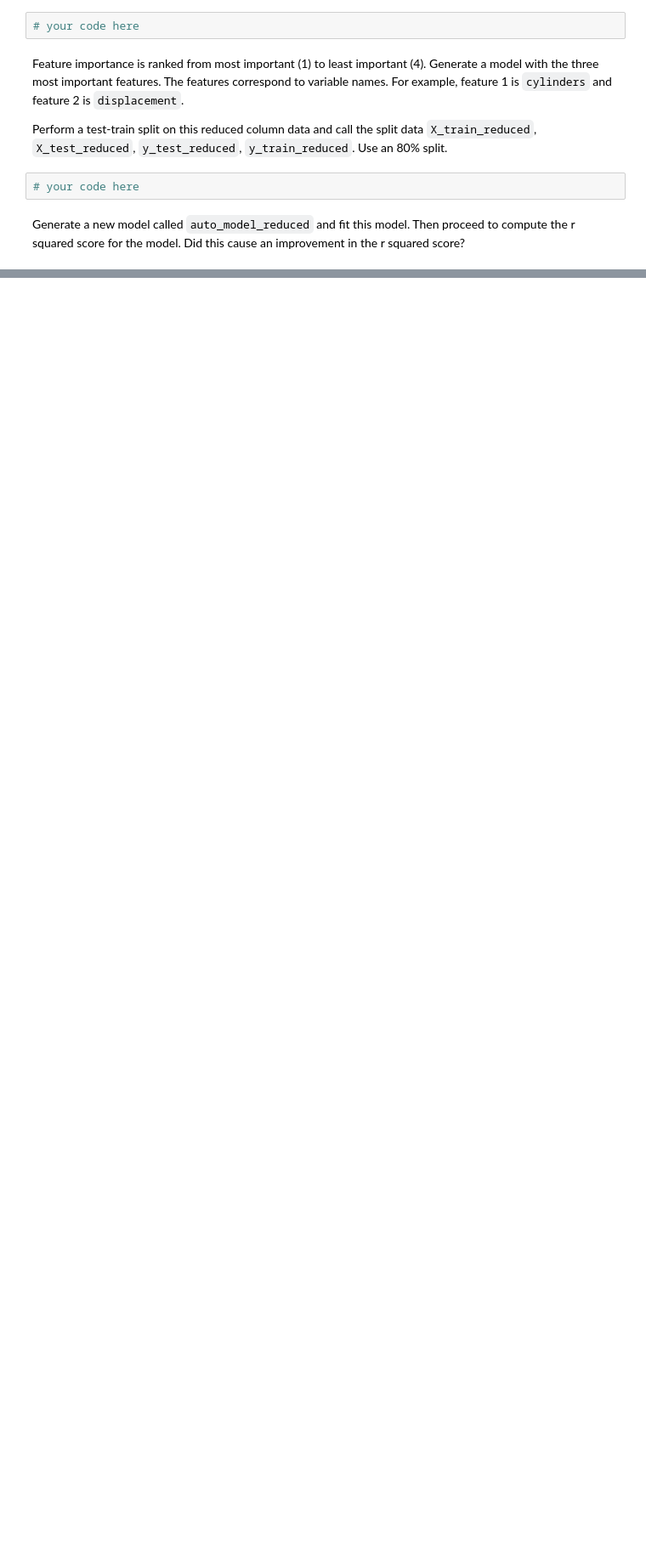
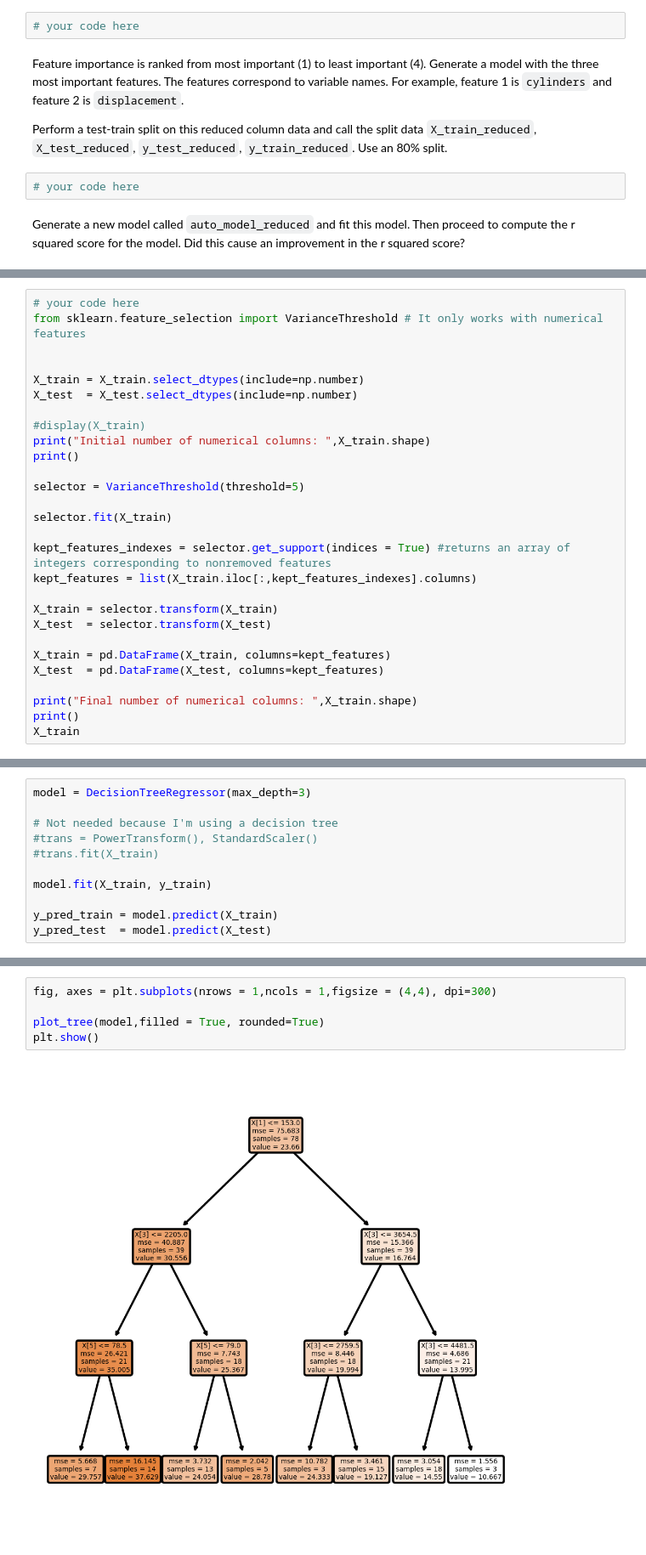
Before and after one commit to ta-data-remote/lab-supervised-learning-sklearn, a Jupyter notebook: your-code/main.ipynb, the cells around one changed output, grey strips where cells are left out. Shown at 85% size. Drawn from its saved outputs; the diff is of its cells as text; blank space fills up the shorter version.

```diff
--- a/your-code/main.ipynb
+++ b/your-code/main.ipynb
@@ -535,0 +481,28 @@ Generate a new model called `auto_model_reduced` and fit this model. Then procee
+# %%
+# your code here
+from sklearn.feature_selection import VarianceThreshold # It only works with numerical features
+
+
+X_train = X_train.select_dtypes(include=np.number)
+X_test  = X_test.select_dtypes(include=np.number)
+
+#display(X_train)
+print("Initial number of numerical columns: ",X_train.shape)
+print()
+
+selector = VarianceThreshold(threshold=5)
+
+selector.fit(X_train)
+
+kept_features_indexes = selector.get_support(indices = True) #returns an array of integers corresponding to nonremoved features
+kept_features = list(X_train.iloc[:,kept_features_indexes].columns)
+
+X_train = selector.transform(X_train)
+X_test  = selector.transform(X_test)
+
+X_train = pd.DataFrame(X_train, columns=kept_features)
+X_test  = pd.DataFrame(X_test, columns=kept_features)
+
+print("Final number of numerical columns: ",X_train.shape)
+print()
+X_train
@@ -535,0 +517,11 @@ Generate a new model called `auto_model_reduced` and fit this model. Then procee
+# %%
+model = DecisionTreeRegressor(max_depth=3)
+
+# Not needed because I'm using a decision tree
+#trans = PowerTransform(), StandardScaler()
+#trans.fit(X_train)
+
+model.fit(X_train, y_train)
+
+y_pred_train = model.predict(X_train)
+y_pred_test  = model.predict(X_test)
@@ -535,0 +539,7 @@ Generate a new model called `auto_model_reduced` and fit this model. Then procee
+# %%
+fig, axes = plt.subplots(nrows = 1,ncols = 1,figsize = (4,4), dpi=300)
+
+plot_tree(model,filled = True, rounded=True)
+plt.show()
+# %% [output]
+[figure, added]
```
Also changed, not shown: parts of 17 cells of this notebook.
